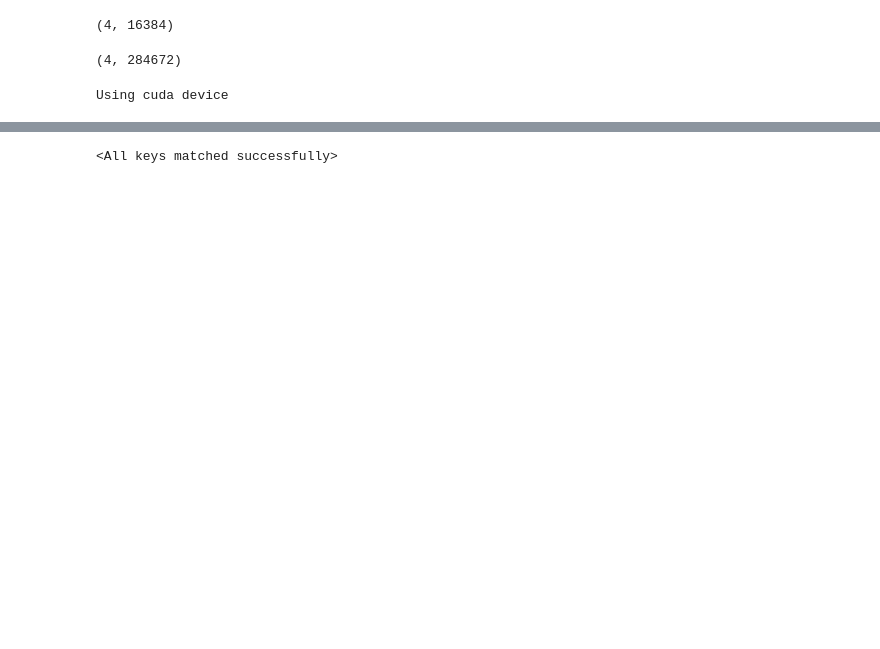
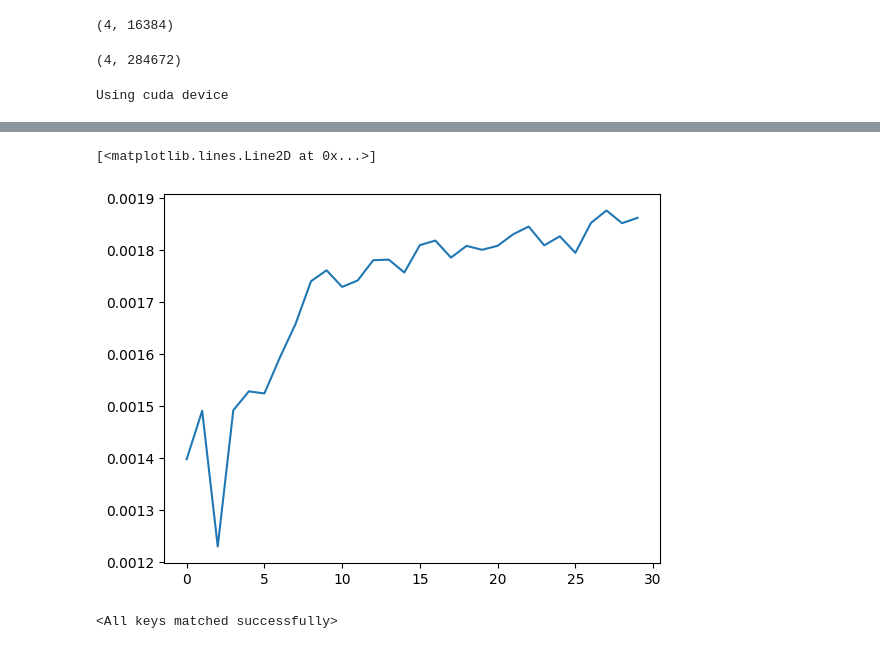
Before and after one commit to lijm1358/MSS_WaveUNet, a Jupyter notebook: soundprocess_pytorch.ipynb, the cells around one changed output, grey strips where cells are left out. Saved outputs shown, nothing was run; the diff lists cells and outputs as text; code cells hidden in the pictures; blank space fills up the shorter version.

```diff
--- a/soundprocess_pytorch.ipynb
+++ b/soundprocess_pytorch.ipynb
@@ -282,6 +292,7 @@ def train(dataloader, model, loss_fn, optimizer):
         del loss
         del X, y
 # %%
+loss_list = []
 def test(dataloader, model, loss_fn):
     model.eval()
     test_loss = 0
@@ -291,6 +302,7 @@ def test(dataloader, model, loss_fn):
             pred = model(X)
             test_loss += loss_fn(pred, y).item()
     test_loss /= len(dataloader)
+    loss_list.append(test_loss)
     print(f"Test loss : {test_loss}\n")
 # %%
 epochs = 30
@@ -322 +333,6 @@ KeyboardInterrupt: ignored
+# %%
+plt.plot(loss_list)
+# %% [output]
+[<matplotlib.lines.Line2D at 0x...>]
+[figure, added]
 # %%
```
Also changed, not shown: parts of 23 cells of this notebook.
